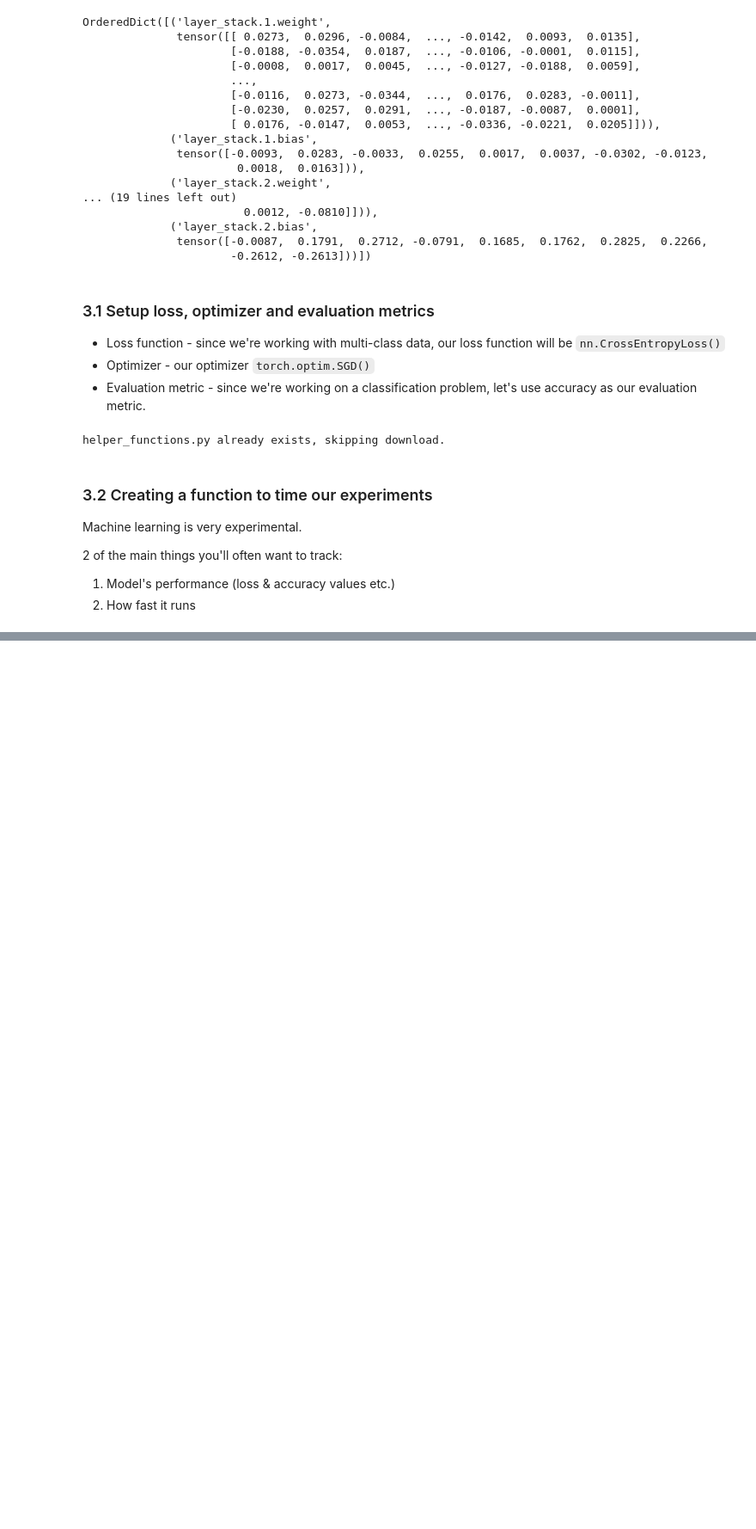
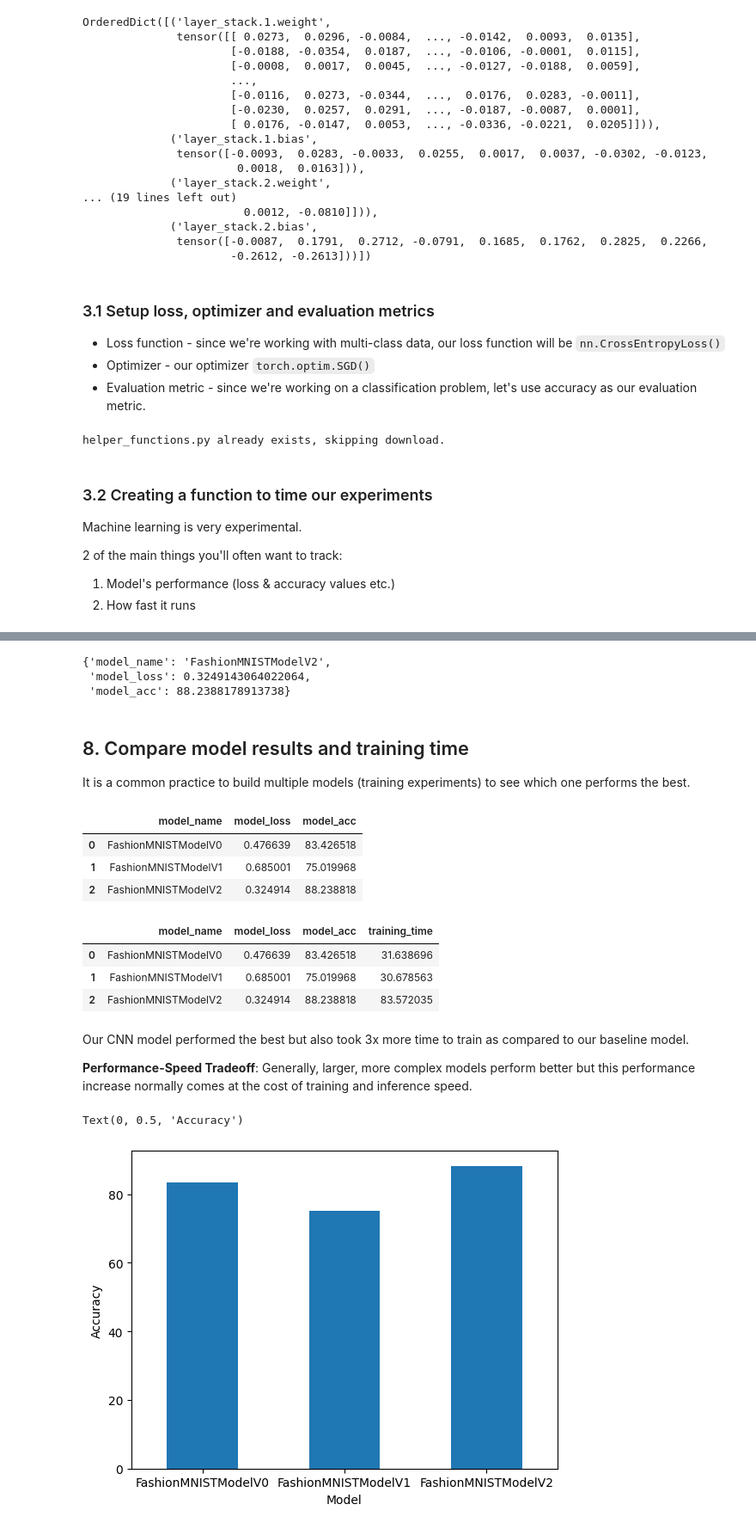
Before and after one commit to VanshK7/PyTorch-for-Deep-Learning-Course, a Jupyter notebook: 03_pytorch_computer_vision.ipynb, the cells around one changed output, grey strips where cells are left out. Shown at 86% size. Cells and saved outputs as stored; diff of their text form; code cells hidden in the pictures; blank space fills up the shorter version.

```diff
--- a/03_pytorch_computer_vision.ipynb
+++ b/03_pytorch_computer_vision.ipynb
@@ -313,0 +865,15 @@ Train time on cpu: 0.000 seconds
+# %%
+torch.manual_seed(42)
+
+from timeit import default_timer as timer
+train_time_start_model_2 = timer()
+
+# Train and test model
+epochs = 3
+for epoch in tqdm(range(epochs)):
+    print(f"Epoch: {epoch}\n---")
+    train_step(data_loader=train_dataloader, model=model_2, loss_fn=loss_fn, optimizer=optimizer, accuracy_fn=accuracy_fn, device=device)
+    test_step(data_loader=test_dataloader, model=model_2, loss_fn=loss_fn, accuracy_fn=accuracy_fn, device=device)
+
+train_time_end_model_2 = timer()
+total_train_time_model_2 = print_train_time(start=train_time_start_model_2, end=train_time_end_model_2, device=device)
@@ -313,0 +894,44 @@ Train time on cpu: 0.000 seconds
+# %%
+# Evaluating our model
+model_2_results = eval_model(model=model_2, data_loader=test_dataloader, loss_fn=loss_fn, accuracy_fn=accuracy_fn)
+model_2_results
+# %% [output]
+{'model_name': 'FashionMNISTModelV2',
+ 'model_loss': 0.3249143064022064,
+ 'model_acc': 88.2388178913738}
+# %% [markdown]
+## 8. Compare model results and training time
+
+It is a common practice to build multiple models (training experiments) to see which one performs the best.
+# %%
+# Combining our model results dictionary into a dataframe
+import pandas as pd
+compare_results = pd.DataFrame([model_0_results, model_1_results, model_2_results])
+compare_results
+# %% [output]
+|  | model_name | model_loss | model_acc |
+| 0 | FashionMNISTModelV0 | 0.476639 | 83.426518 |
+| 1 | FashionMNISTModelV1 | 0.685001 | 75.019968 |
+| 2 | FashionMNISTModelV2 | 0.324914 | 88.238818 |
+# %%
+# Adding training time values, as they're an important factor too
+compare_results['training_time'] = [total_train_time_model_0, total_train_time_end_model_1, total_train_time_model_2]
+compare_results
+# %% [output]
+|  | model_name | model_loss | model_acc | training_time |
+| 0 | FashionMNISTModelV0 | 0.476639 | 83.426518 | 31.638696 |
+| 1 | FashionMNISTModelV1 | 0.685001 | 75.019968 | 30.678563 |
+| 2 | FashionMNISTModelV2 | 0.324914 | 88.238818 | 83.572035 |
+# %% [markdown]
+Our CNN model performed the best but also took 3x more time to train as compared to our baseline model.
+
+**Performance-Speed Tradeoff**: Generally, larger, more complex models perform better but this performance increase normally comes at the cost of training and inference speed.
+# %%
+# Visualizing our model results
+compare_results.set_index('model_name')['model_acc'].plot(kind='bar')
+plt.xlabel("Model")
+plt.xticks(rotation=0)
+plt.ylabel("Accuracy")
+# %% [output]
+Text(0, 0.5, 'Accuracy')
+[figure, added]
```
Also changed, not shown: parts of 59 cells of this notebook, 1 other file.
